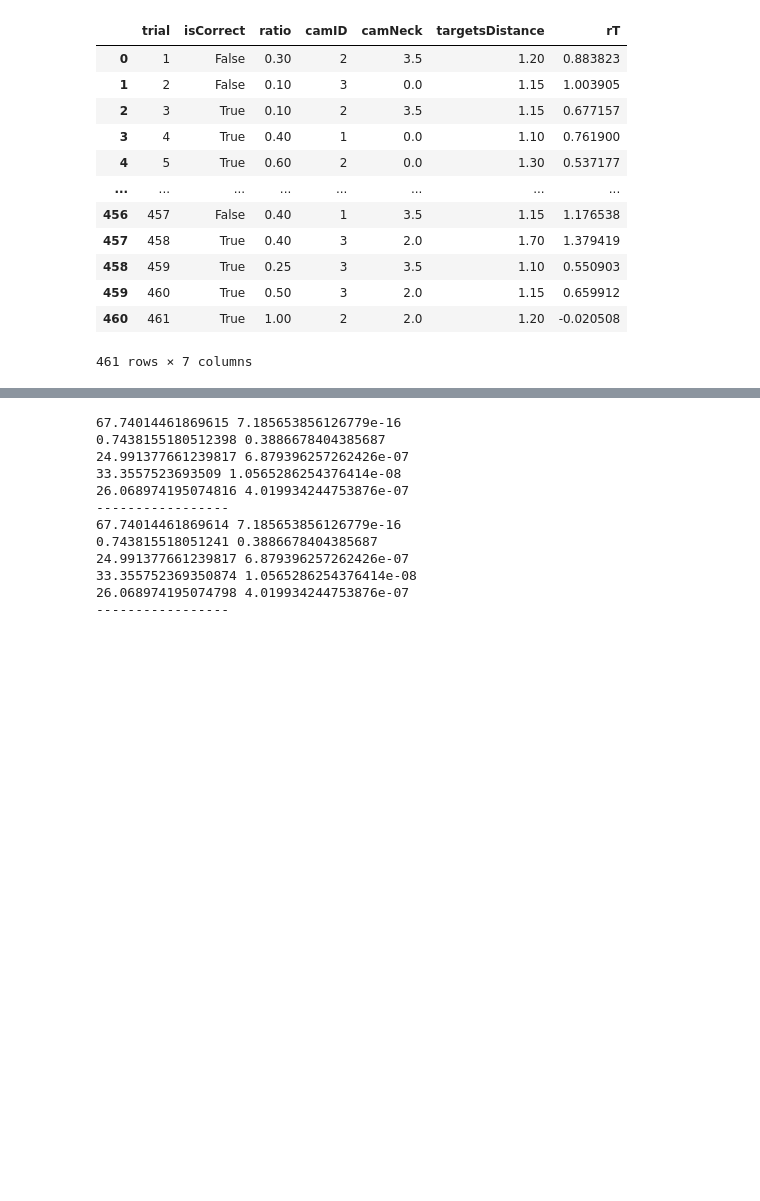
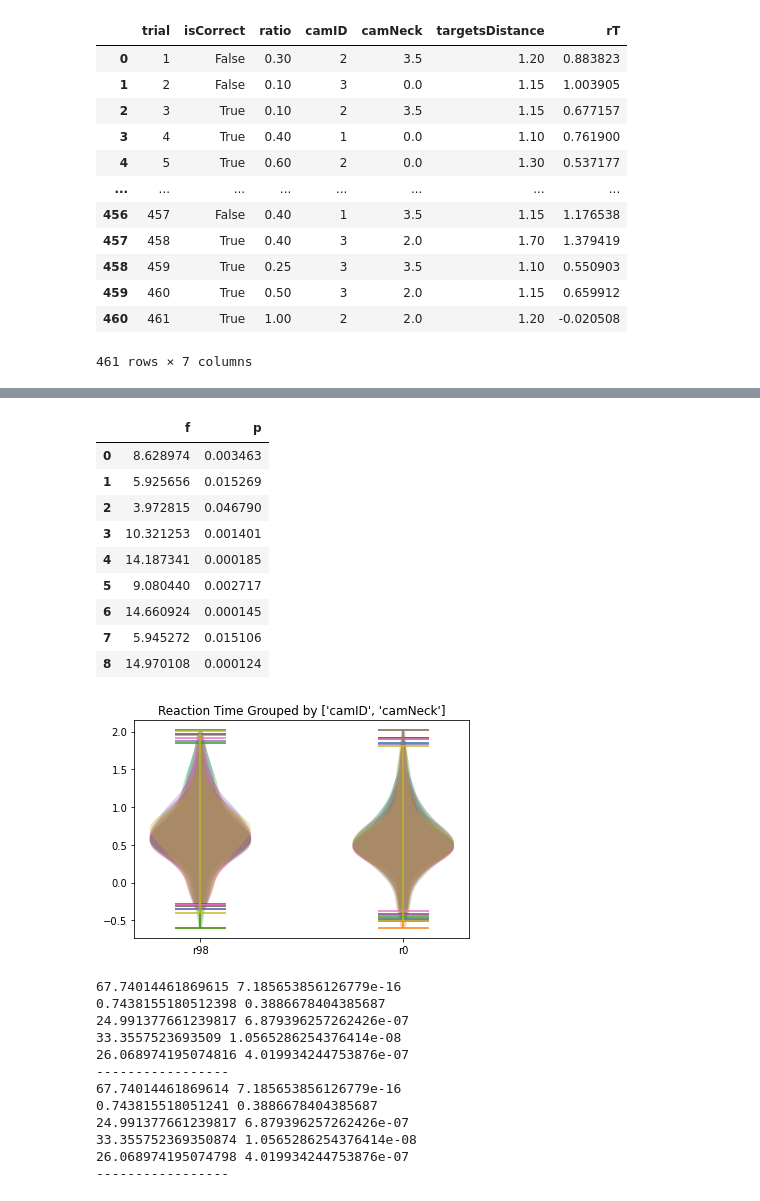
Before and after one commit to ZHTis/count, a Jupyter notebook: datacolin/datacolin.ipynb, the cells around one changed output, grey strips where cells are left out. Cells and saved outputs as stored; diff of their text form; code cells hidden in the pictures; blank space fills up the shorter version.

```diff
--- a/datacolin/datacolin.ipynb
+++ b/datacolin/datacolin.ipynb
@@ -150,3 +162,25 @@ AttributeError: 'float' object has no attribute 'round'
+# %%
+df = pd.DataFrame(columns=['f','p'])
+for i in range(0,len(keys)):
+    f,p = stats.f_oneway(x[i],x_[i])
+    df = df.append({'f':f,'p':p},ignore_index=True)
+    plt.violinplot([x[i],x_[i]])
+    plt.xticks([1,2],['r98','r0'])
+    plt.title(f'Reaction Time Grouped by {groupkeys}')
+
+df
+# %% [output]
+|  | f | p |
+| 0 | 8.628974 | 0.003463 |
+| 1 | 5.925656 | 0.015269 |
+| 2 | 3.972815 | 0.046790 |
+| 3 | 10.321253 | 0.001401 |
+| 4 | 14.187341 | 0.000185 |
+| 5 | 9.080440 | 0.002717 |
+| 6 | 14.660924 | 0.000145 |
+| 7 | 5.945272 | 0.015106 |
+| 8 | 14.970108 | 0.000124 |
+[figure, added]
 # %%
 
 import scipy.stats as stats
```
Also changed, not shown: parts of 1 cell of this notebook.
